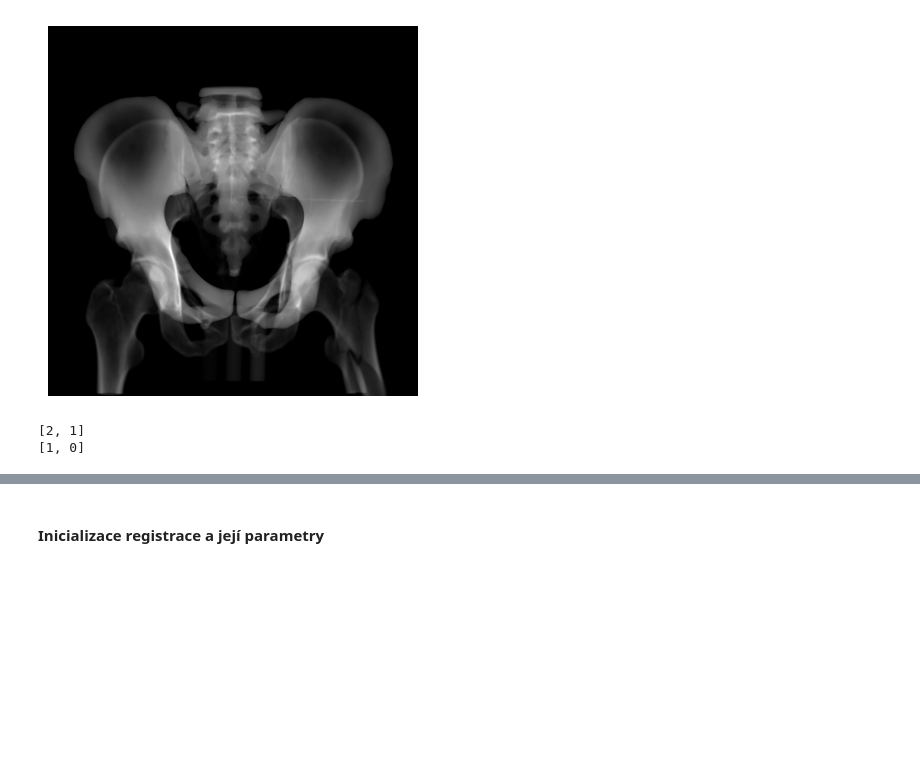
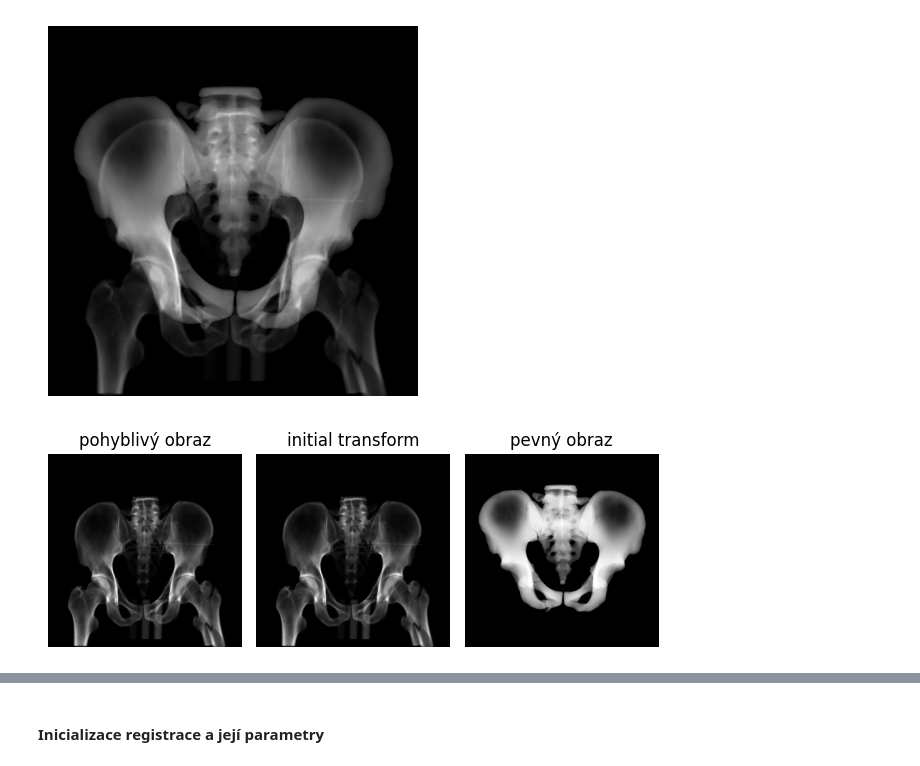
Before and after one commit to Vojtech-Benda/ca_isf, a Jupyter notebook: sitkRegistration.ipynb, the cells around one changed output, grey strips where cells are left out. Saved outputs shown, nothing was run; the diff lists cells and outputs as text; code cells hidden in the pictures; blank space fills up the shorter version.

```diff
--- a/sitkRegistration.ipynb
+++ b/sitkRegistration.ipynb
@@ -82,13 +267,6 @@ Moving image, spacing: (1.0, 1.0), size: (1000, 1000), direction: (1.0, 0.0, 0.0
 [figure]
 # %%
 levels = 2
-
 shrinkFactor = [shrink for shrink in range(2, (2 * levels), 2)]
 shrinkFactor.insert(0, 1)
-print(shrinkFactor[::-1])
-
 smoothFactor = [smooth for smooth in range(0, levels, 1)]
-print(smoothFactor[::-1])
-# %% [output]
-[2, 1]
-[1, 0]
@@ -94,0 +277,17 @@ print(smoothFactor[::-1])
+# %%
+initialImage = sitk.Resample(movingImage, fixedImage, initialTransform, sitk.sitkLinear, 0.0, movingImage.GetPixelID())
+
+fig3, ax2 = plt.subplots(1, 3)
+ax2[0].imshow(sitk.GetArrayViewFromImage(preopImage)[0, ...], cmap="gray")
+ax2[1].imshow(sitk.GetArrayViewFromImage(initialImage), cmap="gray")
+ax2[2].imshow(sitk.GetArrayViewFromImage(intraopImageInverted), cmap="gray")
+ax2[0].set_title("pohyblivý obraz")
+ax2[1].set_title("initial transform")
+ax2[2].set_title("pevný obraz")
+ax2[0].axis("off")
+ax2[1].axis("off")
+ax2[2].axis("off")
+fig3.tight_layout()
+plt.show()
+# %% [output]
+[figure, added]
```
Also changed, not shown: parts of 14 cells of this notebook.
